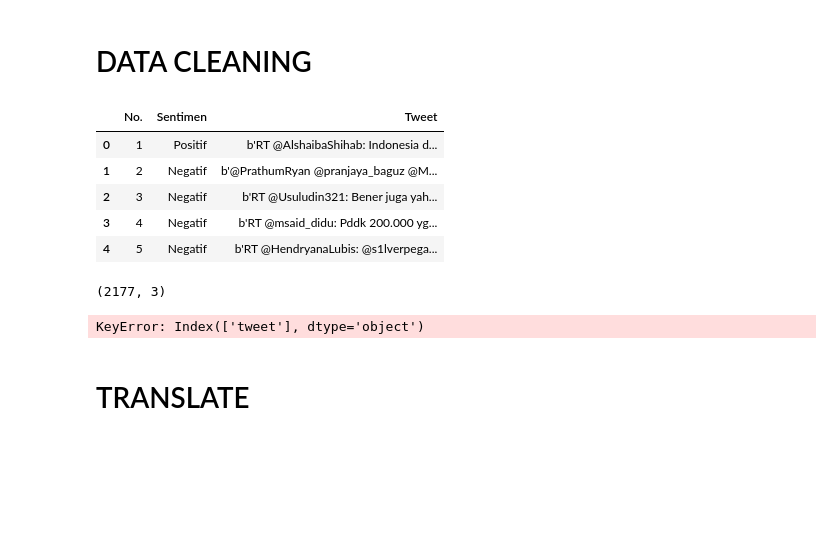
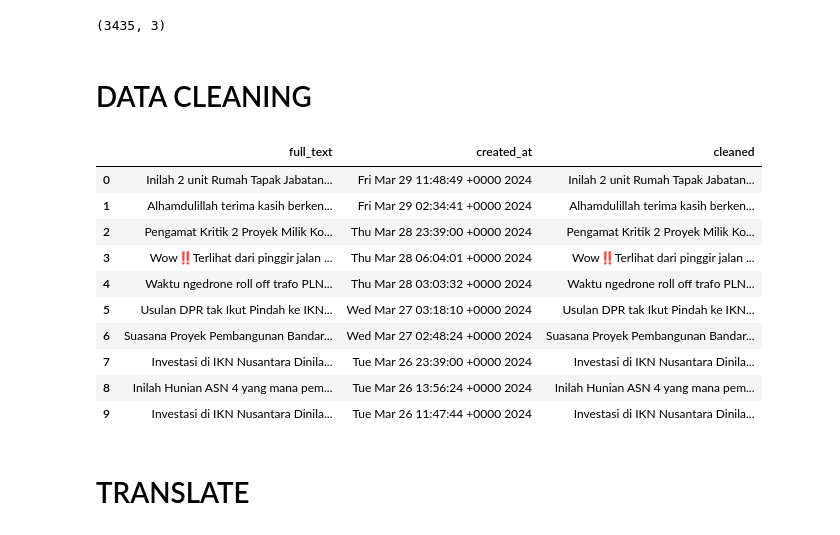
Before and after one commit to Rexyonist/Data-OPS, a Jupyter notebook: text-preprocessing.ipynb, the cells around one changed output. Cells and saved outputs as stored; diff of their text form; code cells hidden in the pictures; blank space fills up the shorter version.

```diff
--- a/text-preprocessing.ipynb
+++ b/text-preprocessing.ipynb
@@ -1,2 +1,16 @@
+# %%
+import pandas as pd
+import re
+import string
+
+data_cleaned = pd.read_csv("output/IKN.csv")
+data_cleaned = data_cleaned.dropna(subset=['full_text'])
+data_cleaned = data_cleaned.drop_duplicates(subset=['full_text'])
+data_cleaned.shape
+# %% [output]
+(3435, 3)
+# %%
+data_cleaned.head(10)
+data_cleaned = data_cleaned.drop(columns=['Unnamed: 0'])
 # %% [markdown]
 # DATA CLEANING
@@ -18,22 +17,32 @@ import string
-# %%
-data = pd.read_excel('output/data-tweet.xlsx')
-data.head()
-# %% [output]
-|  | No. | Sentimen | Tweet |
-| 0 | 1 | Positif | b'RT @AlshaibaShihab: Indonesia d... |
-| 1 | 2 | Negatif | b'@PrathumRyan @pranjaya_baguz @M... |
-| 2 | 3 | Negatif | b'RT @Usuludin321: Bener juga yah... |
-| 3 | 4 | Negatif | b'RT @msaid_didu: Pddk 200.000 yg... |
-| 4 | 5 | Negatif | b'RT @HendryanaLubis: @s1lverpega... |
-# %%
-data.shape
-# %% [output]
-(2177, 3)
-# %%
-data_cleaned = data.drop_duplicates(subset=['tweet'])
-print(data_cleaned.shape)
-# %% [output]
-KeyError: Index(['tweet'], dtype='object')
+# %%
+def data_clean(data):
+    # Hapus mention (@username) menggunakan regex
+    data = re.sub(r'@\w+', '', data)
+    # Hapus hashtag (#hashtag) menggunakan rege
+    data = re.sub(r'#\w+', '', data)
+    # Hapus URL menggunakan regex
+    data = re.sub(r'http\S+|www\S+|https\S+', '', data)
+    # Hapus emoji menggunakan regex
+    data = re.sub(r'[\U0001F600-\U0001F64F\U0001F300-\U0001F5FF\U0001F680-\U0001F6FF\U0001F700-\U0001F77F]+', '', data)
+    # Hapus semua tanda baca menggunakan regex
+    data = data.translate(str.maketrans('', '', string.punctuation))
+    return data
+
+data_cleaned['cleaned'] = data_cleaned['full_text'].apply(lambda x: data_clean(x))
+data_cleaned.to_csv('cleaned6.csv', index=False)
+data_cleaned.head(10)
+# %% [output]
+|  | full_text | created_at | cleaned |
+| 0 | Inilah 2 unit Rumah Tapak Jabatan... | Fri Mar 29 11:48:49 +0000 2024 | Inilah 2 unit Rumah Tapak Jabatan... |
+| 1 | Alhamdulillah terima kasih berken... | Fri Mar 29 02:34:41 +0000 2024 | Alhamdulillah terima kasih berken... |
+| 2 | Pengamat Kritik 2 Proyek Milik Ko... | Thu Mar 28 23:39:00 +0000 2024 | Pengamat Kritik 2 Proyek Milik Ko... |
+| 3 | Wow‼️Terlihat dari pinggir jalan ... | Thu Mar 28 06:04:01 +0000 2024 | Wow‼️Terlihat dari pinggir jalan ... |
+| 4 | Waktu ngedrone roll off trafo PLN... | Thu Mar 28 03:03:32 +0000 2024 | Waktu ngedrone roll off trafo PLN... |
+| 5 | Usulan DPR tak Ikut Pindah ke IKN... | Wed Mar 27 03:18:10 +0000 2024 | Usulan DPR tak Ikut Pindah ke IKN... |
+| 6 | Suasana Proyek Pembangunan Bandar... | Wed Mar 27 02:48:24 +0000 2024 | Suasana Proyek Pembangunan Bandar... |
+| 7 | Investasi di IKN Nusantara Dinila... | Tue Mar 26 23:39:00 +0000 2024 | Investasi di IKN Nusantara Dinila... |
+| 8 | Inilah Hunian ASN 4 yang mana pem... | Tue Mar 26 13:56:24 +0000 2024 | Inilah Hunian ASN 4 yang mana pem... |
+| 9 | Investasi di IKN Nusantara Dinila... | Tue Mar 26 11:47:44 +0000 2024 | Investasi di IKN Nusantara Dinila... |
 # %% [markdown]
 # TRANSLATE
 # %%
```
Also changed, not shown: parts of 25 cells of this notebook, 27 other files.
